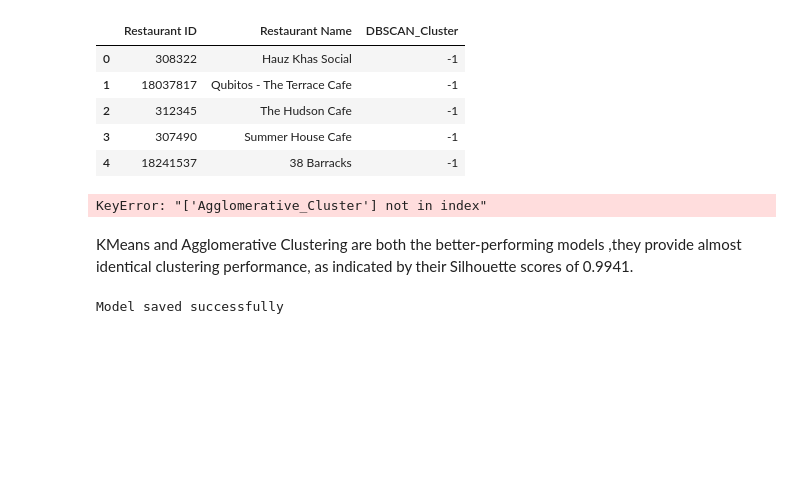
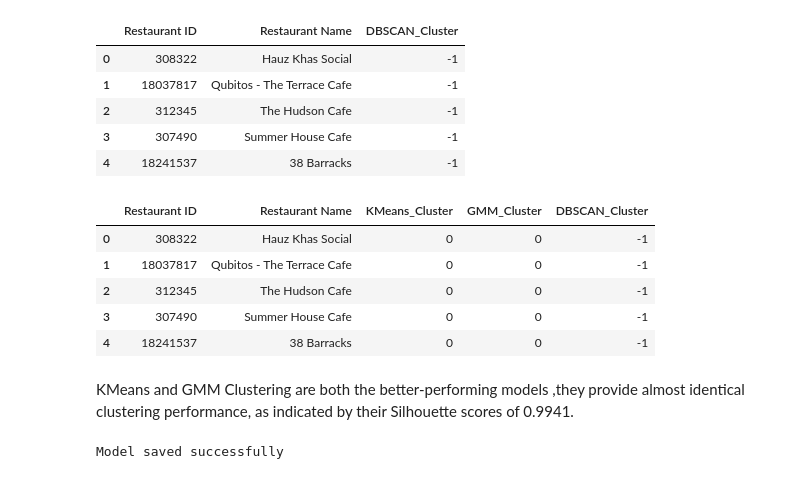
Before and after one commit to KIRUTHIKA06-kkh/chefmate, a Jupyter notebook: model.ipynb, the cells around one changed output. Drawn from its saved outputs; the diff is of its cells as text; code cells hidden in the pictures; blank space fills up the shorter version.

```diff
--- a/model.ipynb
+++ b/model.ipynb
@@ -302,11 +298,16 @@ zomato[['Restaurant ID','Restaurant Name','DBSCAN_Cluster']].head()
 | 3 | 307490 | Summer House Cafe | -1 |
 | 4 | 18241537 | 38 Barracks | -1 |
 # %%
-zomato[['Restaurant ID','Restaurant Name','KMeans_Cluster', 'Agglomerative_Cluster', 'DBSCAN_Cluster']].head()
+zomato[['Restaurant ID','Restaurant Name','KMeans_Cluster', 'GMM_Cluster', 'DBSCAN_Cluster']].head()
 # %% [output]
-KeyError: "['Agglomerative_Cluster'] not in index"
+|  | Restaurant ID | Restaurant Name | KMeans_Cluster | GMM_Cluster | DBSCAN_Cluster |
+| 0 | 308322 | Hauz Khas Social | 0 | 0 | -1 |
+| 1 | 18037817 | Qubitos - The Terrace Cafe | 0 | 0 | -1 |
+| 2 | 312345 | The Hudson Cafe | 0 | 0 | -1 |
+| 3 | 307490 | Summer House Cafe | 0 | 0 | -1 |
+| 4 | 18241537 | 38 Barracks | 0 | 0 | -1 |
 # %% [markdown]
-KMeans and Agglomerative Clustering are both the better-performing models ,they provide almost identical clustering performance, as indicated by their Silhouette scores of 0.9941.
+KMeans and GMM Clustering are both the better-performing models ,they provide almost identical clustering performance, as indicated by their Silhouette scores of 0.9941.
 # %%
 with open('kmeans_model.pkl', 'wb') as f:
     pickle.dump(kmeans, f)
```
Also changed, not shown: parts of 10 cells of this notebook.
